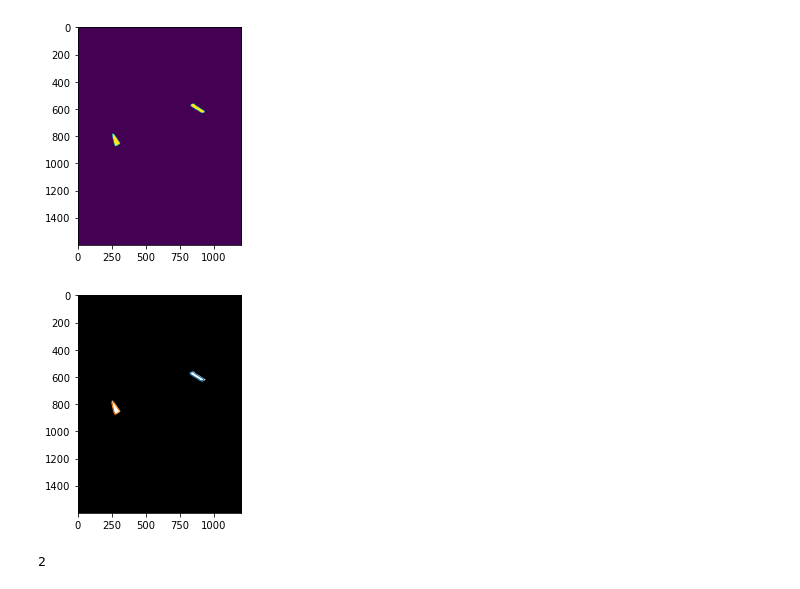
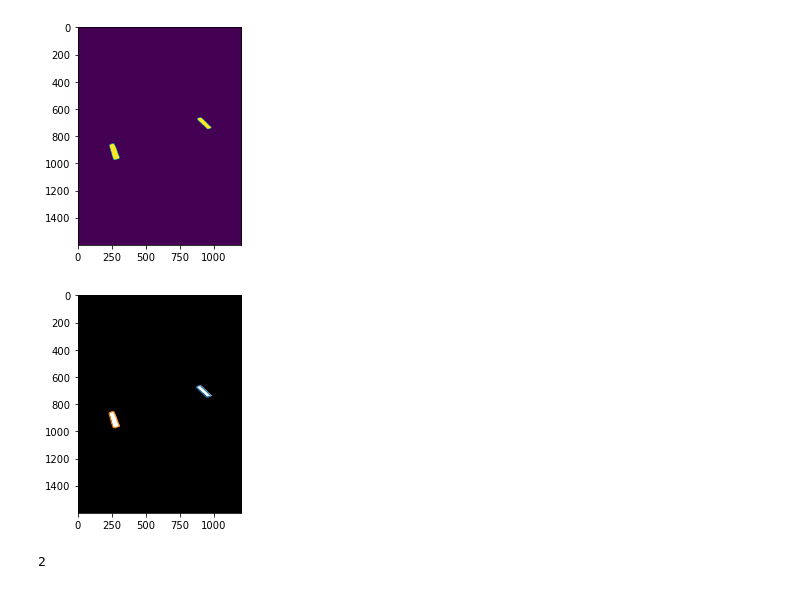
Before and after one commit to DariaZubkova/signal_lab, a Jupyter notebook: course.ipynb, the cells around one changed output. Saved outputs shown, nothing was run; the diff lists cells and outputs as text; code cells hidden in the pictures.

```diff
--- a/course.ipynb
+++ b/course.ipynb
@@ -10,14 +10,14 @@ from scipy.ndimage.morphology import binary_fill_holes
 from skimage.color import label2rgb
 from skimage import measure
 
-name_file = 'data_pink3.jpg'
+name_file = './dataset/data1.jpg' #warning: 5,7,10
 
 img = imread(name_file)
 img2 = rgb2gray(img)
 
 binary_img = binary_closing(canny(img2, sigma=2), selem=np.ones((6, 6))) #1.5;2
 img_segment = binary_fill_holes(binary_img)
-mask_img = binary_opening(img_segment, selem=np.ones((30, 30)))#16;25
+mask_img = binary_opening(img_segment, selem=np.ones((40, 40)))#16;25
 
 plt.imshow(label2rgb(mask_img, image=img2))
 
@@ -94,33 +102,33 @@ green =  [1049.2  891. ]
 # %%
 img_pink = cv2.imread(name_file)
 
-PINK_MIN = np.array([150, 65, 65],np.uint8)
+PINK_MIN = np.array([145, 65, 65],np.uint8)
 PINK_MAX = np.array([179, 255, 255],np.uint8)
 
 hsv_img = cv2.cvtColor(img_pink,cv2.COLOR_BGR2HSV)
 
 pink_markers = cv2.inRange(hsv_img, PINK_MIN, PINK_MAX)
 
 mask_pink = binary_opening(pink_markers, selem=np.ones((10, 10)))
 
 plt.imshow(mask_pink)
 
 # Find contours
 contours_pink = measure.find_contours(mask_pink, 0.8)
 
 # Display
 fig, ax = plt.subplots()
 ax.imshow(pink_markers, cmap=plt.cm.gray)
 
 for contour in contours_pink:
     ax.plot(contour[:, 1], contour[:, 0], linewidth=1)
 
 plt.show()
 
 len(contours_pink)
 # %% [output]
-[figure, old version]
+[figure, new version]
-[figure, old version]
+[figure, new version]
 2
 # %%
 from matplotlib.patches import Rectangle
```
Also changed, not shown: parts of 4 cells of this notebook.
